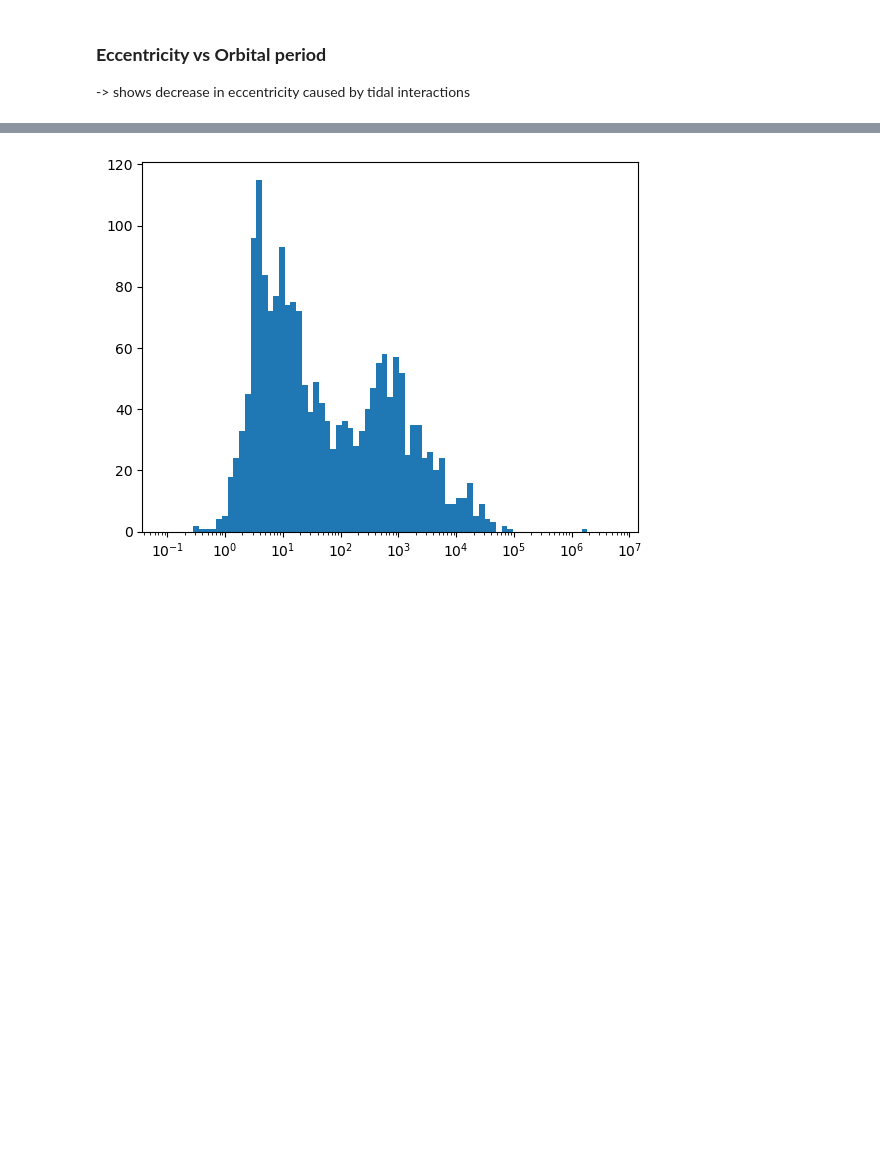
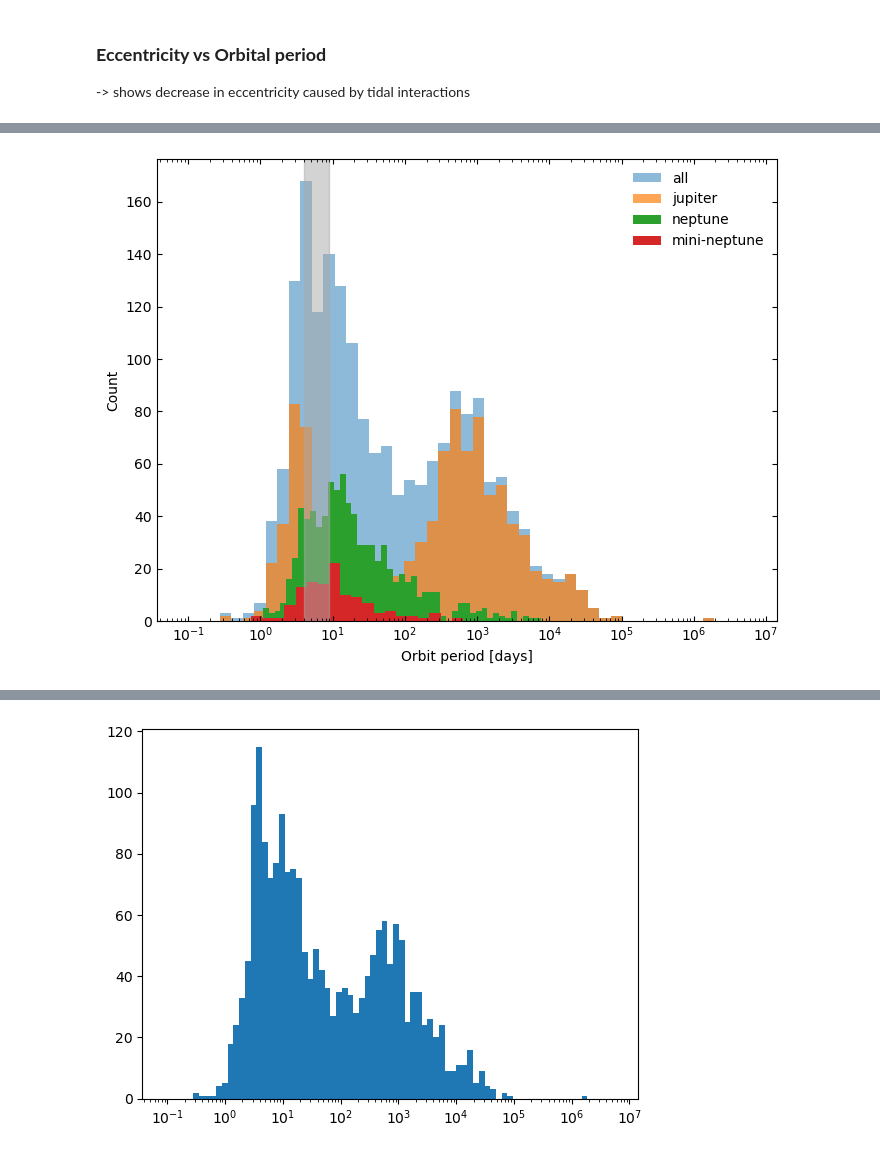
Before and after one commit to ylaksl/Exoplanets-Stats, a Jupyter notebook: exoplanet-stats.ipynb, the cells around one changed output, grey strips where cells are left out. Cells and saved outputs as stored; diff of their text form; code cells hidden in the pictures; blank space fills up the shorter version.

```diff
--- a/exoplanet-stats.ipynb
+++ b/exoplanet-stats.ipynb
@@ -194,6 +212,7 @@ plot5 = plot5.dropna(subset=['pl_orbeccen', 'pl_orbper'])
 res1 = plot5[plot5['pl_bmassj'] < 6e-3]
 res2 = plot5[(plot5['pl_bmassj'] > 6.311e-3) & (plot5['pl_bmassj'] < 0.408)]
 res3 = plot5[(plot5['pl_bmassj'] > 0.4) & (plot5['pl_bmassj'] < 29.041)]
+gap = plot5[(plot5['pl_rade'] > 1.7) & (plot5['pl_rade'] < 2.2)]
 # %%
 #plt.scatter(plot5['pl_orbper'], plot5['pl_orbeccen'], s = 5, c = 'salmon', marker = '.')
 
@@ -217,3 +240,34 @@ plt.show()
+# %%
+bins_orb1 = np.logspace(np.log10(gap['pl_orbper'].min()), np.log10(gap['pl_orbper'].max()), num = 20)
+bins_orb2 = np.logspace(np.log10(res1['pl_orbper'].min()), np.log10(res1['pl_orbper'].max()))
+bins_orb3 = np.logspace(np.log10(res2['pl_orbper'].min()), np.log10(res2['pl_orbper'].max()))
+bins_orb4 = np.logspace(np.log10(res3['pl_orbper'].min()), np.log10(res3['pl_orbper'].max()))
+# %%
+bins_orb = np.logspace(np.log10(plot5['pl_orbper'].min()), np.log10(plot5['pl_orbper'].max()))
+# %%
+fig = plt.figure(figsize=(8, 6))
+
+plt.hist(plot5['pl_orbper'], bins = bins_orb, alpha = .5, label = 'all')
+plt.hist(res3['pl_orbper'], bins = bins_orb4, alpha = 0.7, label ='jupiter')
+plt.hist(res2['pl_orbper'], bins = bins_orb3,alpha = 1, label = 'neptune')
+
+plt.hist(gap['pl_orbper'], bins = bins_orb1, alpha = 1, label = 'mini-neptune')
+#plt.hist(res1['pl_orbper'],bins = bins_orb2, alpha = 1, label = 'earth')
+
+plt.axvspan(9, 4, alpha=0.5, color='darkgray')
+
+plt.tick_params(direction='in', which = 'both', bottom = 1, top =1, left = 1, right = 1)
+plt.xscale('log')
+plt.xlabel('Orbit period [days]')
+plt.ylabel('Count')
+plt.legend(frameon=False)
+
+plt.savefig('hist_orbperiod', dpi=500)
+
+
+plt.show()
+# %% [output]
+[figure, added]
 # %%
 bins_e = freedman_diaconis_bins(plot5['pl_orbeccen'])
 bins_orb = freedman_diaconis_bins(plot5['pl_orbper'])
```
Also changed, not shown: parts of 11 cells of this notebook, 1 other file.
